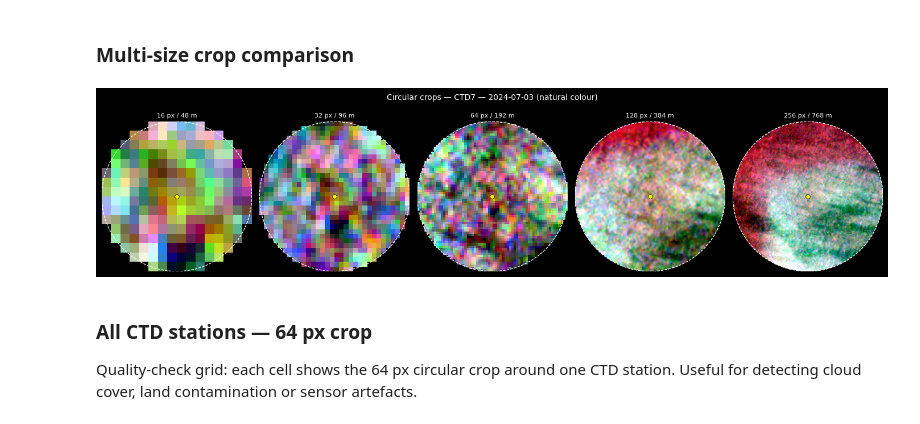
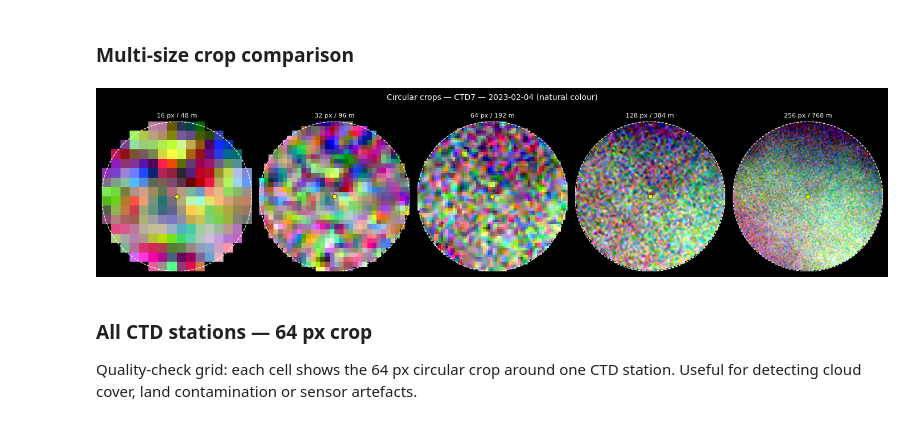
Before and after one commit to adricanovas/turbidity_satellite_estimation, a Jupyter notebook: code/03_satellite_imagery_processing.ipynb, the cells around one changed output. Saved outputs shown, nothing was run; the diff lists cells and outputs as text; code cells hidden in the pictures.

```diff
--- a/code/03_satellite_imagery_processing.ipynb
+++ b/code/03_satellite_imagery_processing.ipynb
@@ -108,7 +108,8 @@ for f in tif_files:
 
 print(f"Valid 8-band images: {len(valid_tifs)}")
 
-SAMPLE_TIF  = valid_tifs[-1]
+import random
+SAMPLE_TIF  = random.choice(valid_tifs)
 SAMPLE_DATE = re.search(r"(\d{4}-\d{2}-\d{2})", SAMPLE_TIF.name).group(1)
 print(f"Sample image: {SAMPLE_TIF.name}")
 # %% [output]
@@ -413,34 +417,51 @@ def extract_patch_array(
 # %%
 DEMO_CTD = "CTD7"
 
 with rasterio.open(SAMPLE_TIF) as src:
-    nd       = src.nodata
+    nd = src.nodata
     ctd_proj = ctd.to_crs(src.crs)
-    point    = ctd_proj.loc[ctd_proj["ControlPointCode"] == DEMO_CTD, "geometry"].iloc[0]
-    cx, cy   = point.x, point.y
+    point = ctd_proj.loc[ctd_proj["ControlPointCode"] == DEMO_CTD, "geometry"].iloc[0]
+    cx, cy = point.x, point.y
 
-    patches = [extract_patch_array(src, cx, cy, cfg["px"], nodata=nd,
-                                   min_valid=MIN_VALID_FRACTION)
-               for cfg in PATCH_CONFIGS]
+    patches = [
+        extract_patch_array(
+            src, cx, cy, cfg["px"],
+            nodata=nd,
+            min_valid=MIN_VALID_FRACTION
+        )
+        for cfg in PATCH_CONFIGS
+    ]
 
 fig, axes = plt.subplots(1, 5, figsize=(14, 3.5))
 fig.suptitle(f"Circular crops — {DEMO_CTD} — {SAMPLE_DATE} (natural colour)", fontsize=10)
 
 for ax, cfg, patch in zip(axes, PATCH_CONFIGS, patches):
     if patch is None:
         ax.text(0.5, 0.5, "N/A", ha="center", va="center", transform=ax.transAxes)
-    else:
-        ax.imshow(make_composite(patch, RGB_BANDS))
-        mid = (cfg["px"] - 1) / 2
-        ax.scatter(mid, mid, s=30, c="yellow", edgecolors="black", lw=0.5, zorder=9)
-        add_circle_overlay(ax, cfg["px"])
+        ax.axis("off")
+        continue
+
+    rgb = patch[np.array(RGB_BANDS) - 1].astype("float32")
+
+    for i in range(3):
+        p2, p98 = np.nanpercentile(rgb[i], (2, 98))
+        rgb[i] = np.clip((rgb[i] - p2) / (p98 - p2 + 1e-6), 0, 1)
+
+    rgb = np.transpose(rgb, (1, 2, 0))
+
+    ax.imshow(rgb)
+
+    mid = (cfg["px"] - 1) / 2
+    ax.scatter(mid, mid, s=30, c="yellow", edgecolors="black", lw=0.5, zorder=9)
+    add_circle_overlay(ax, cfg["px"])
+
     ax.set_title(cfg["label"], fontsize=8)
     ax.axis("off")
 
 plt.tight_layout()
 plt.show()
 # %% [output]
-[figure, old version]
+[figure, new version]
 # %% [markdown]
 ### All CTD stations — 64 px crop
 
```
Also changed, not shown: parts of 10 cells of this notebook, 8 other files.
